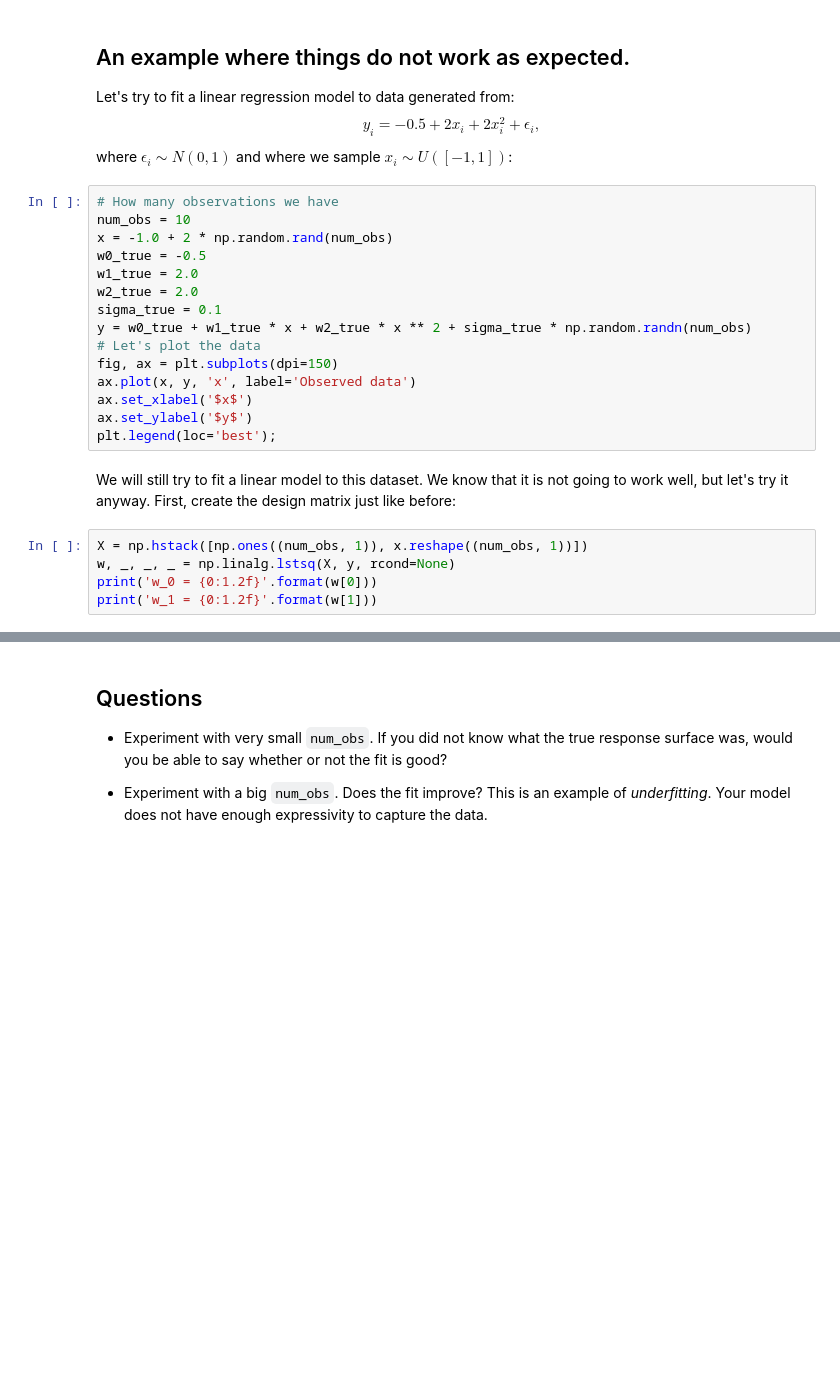
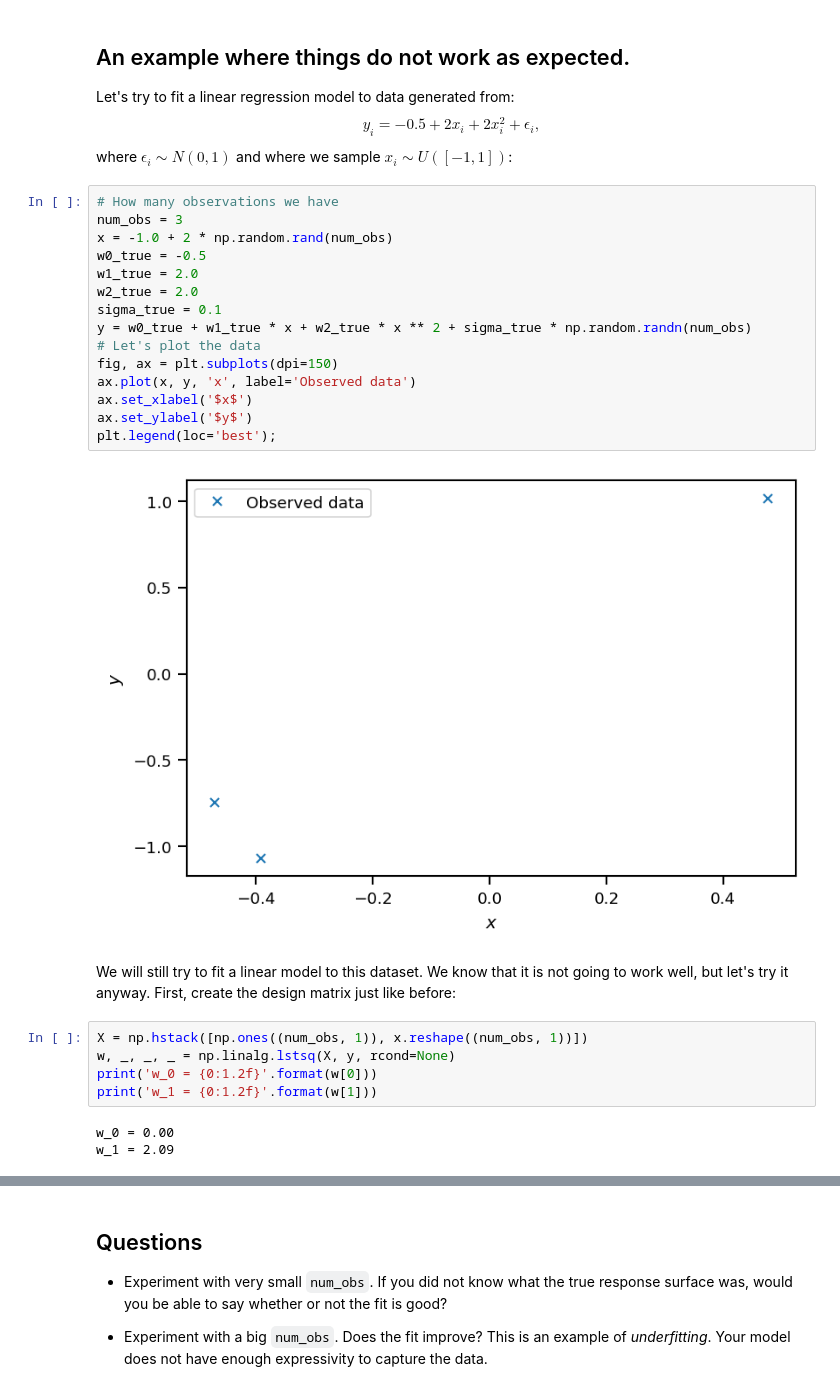
Before and after one commit to isaacdbowser/data-analytics-se, a Jupyter notebook: activities/hands-on-13.1.ipynb, the cells around one changed output, grey strips where cells are left out. Drawn from its saved outputs; the diff is of its cells as text; blank space fills up the shorter version.

```diff
--- a/activities/hands-on-13.1.ipynb
+++ b/activities/hands-on-13.1.ipynb
@@ -104,19 +111,21 @@ $$
 where $\epsilon_i \sim N(0, 1)$ and where we sample $x_i \sim U([-1,1])$:
 # %%
 # How many observations we have
-num_obs = 10
+num_obs = 3
 x = -1.0 + 2 * np.random.rand(num_obs)
 w0_true = -0.5
 w1_true = 2.0
 w2_true = 2.0
 sigma_true = 0.1
 y = w0_true + w1_true * x + w2_true * x ** 2 + sigma_true * np.random.randn(num_obs)
 # Let's plot the data
 fig, ax = plt.subplots(dpi=150)
 ax.plot(x, y, 'x', label='Observed data')
 ax.set_xlabel('$x$')
 ax.set_ylabel('$y$')
 plt.legend(loc='best');
+# %% [output]
+[figure, added]
 # %% [markdown]
 We will still try to fit a linear model to this dataset. We know that it is not going to work well, but let's try it anyway.
 First, create the design matrix just like before:
@@ -125,6 +134,9 @@ X = np.hstack([np.ones((num_obs, 1)), x.reshape((num_obs, 1))])
 w, _, _, _ = np.linalg.lstsq(X, y, rcond=None)
 print('w_0 = {0:1.2f}'.format(w[0]))
 print('w_1 = {0:1.2f}'.format(w[1]))
+# %% [output]
+w_0 = 0.00
+w_1 = 2.09
 # %%
 fig, ax = plt.subplots(dpi=150)
 # Some points on which to evaluate the regression function
```
Also changed, not shown: parts of 4 cells of this notebook, 28 other files.
